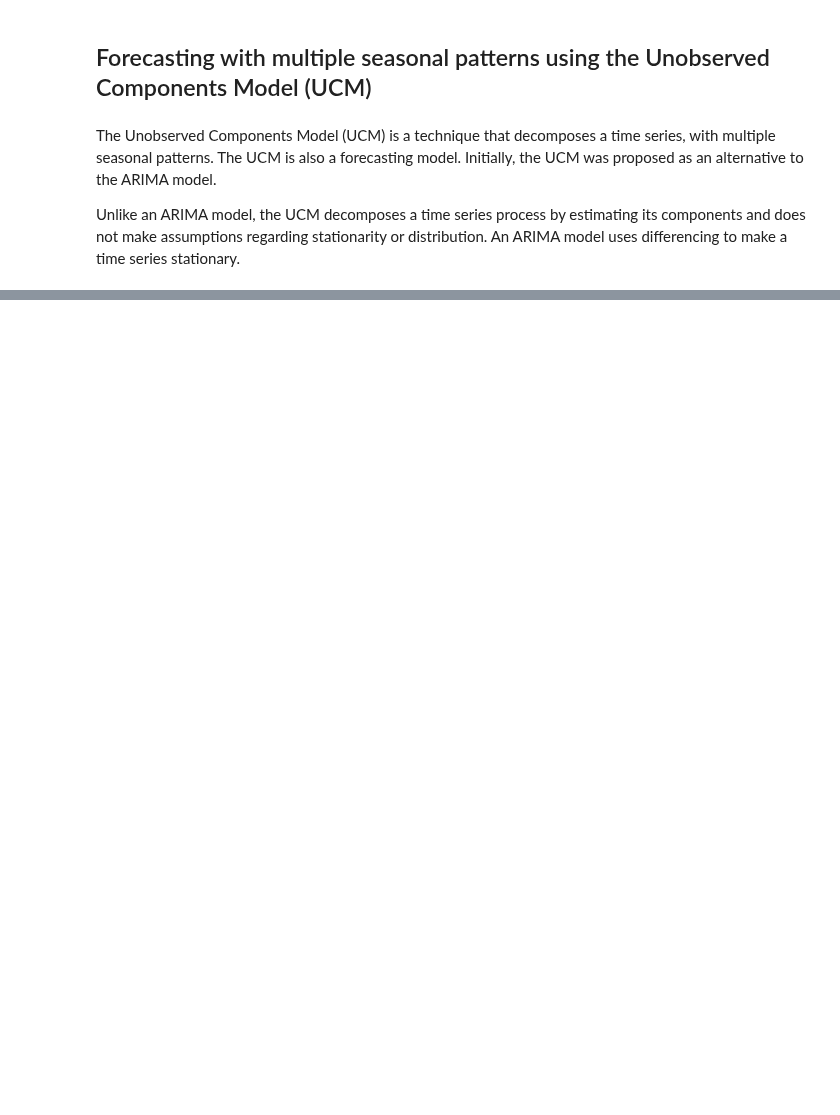
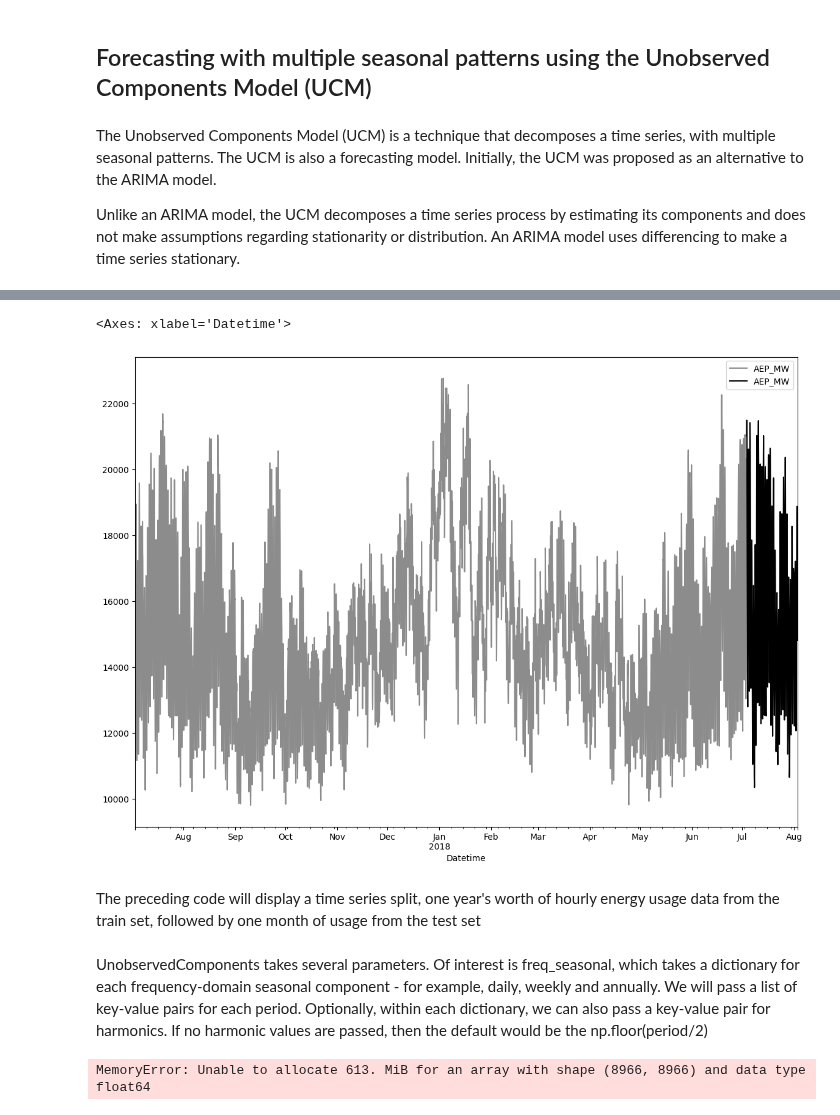
Before and after one commit to LaurbergMJ/TimeSeriesAnalysisWithPythonCookbook, a Jupyter notebook: Ch15.ipynb, the cells around one changed output, grey strips where cells are left out. Saved outputs shown, nothing was run; the diff lists cells and outputs as text; code cells hidden in the pictures; blank space fills up the shorter version.

```diff
--- a/Ch15.ipynb
+++ b/Ch15.ipynb
@@ -151,0 +166,18 @@ Unlike an ARIMA model, the UCM decomposes a time series process by estimating it
+# %%
+# Use the UCM model to forecast one month ahead
+# Hold out one month to validate the model and split the data into train and test sets
+
+train = df.iloc[:-month]
+test = df.iloc[-month:]
+# %%
+# We can plot the data to see the train and test splits
+ax = train.iloc[-year:].plot(style='k-', alpha=0.45)
+
+test.plot(ax=ax, style='k-')
+# %% [output]
+<Axes: xlabel='Datetime'>
+[figure, added]
+# %% [markdown]
+The preceding code will display a time series split, one year's worth of hourly energy usage data from the train set, followed by one month of usage from the test set
+# %% [markdown]
+UnobservedComponents takes several parameters. Of interest is freq_seasonal, which takes a dictionary for each frequency-domain seasonal component - for example, daily, weekly and annually. We will pass a list of key-value pairs for each period. Optionally, within each dictionary, we can also pass a key-value pair for harmonics. If no harmonic values are passed, then the default would be the np.floor(period/2)
@@ -151,0 +196,6 @@ Unlike an ARIMA model, the UCM decomposes a time series process by estimating it
+# %%
+# We can now fit the model on the trainining data using the fit method
+
+results = model.fit()
+# %% [output]
+MemoryError: Unable to allocate 613. MiB for an array with shape (8966, 8966) and data type float64
```
Also changed, not shown: parts of 5 cells of this notebook.
